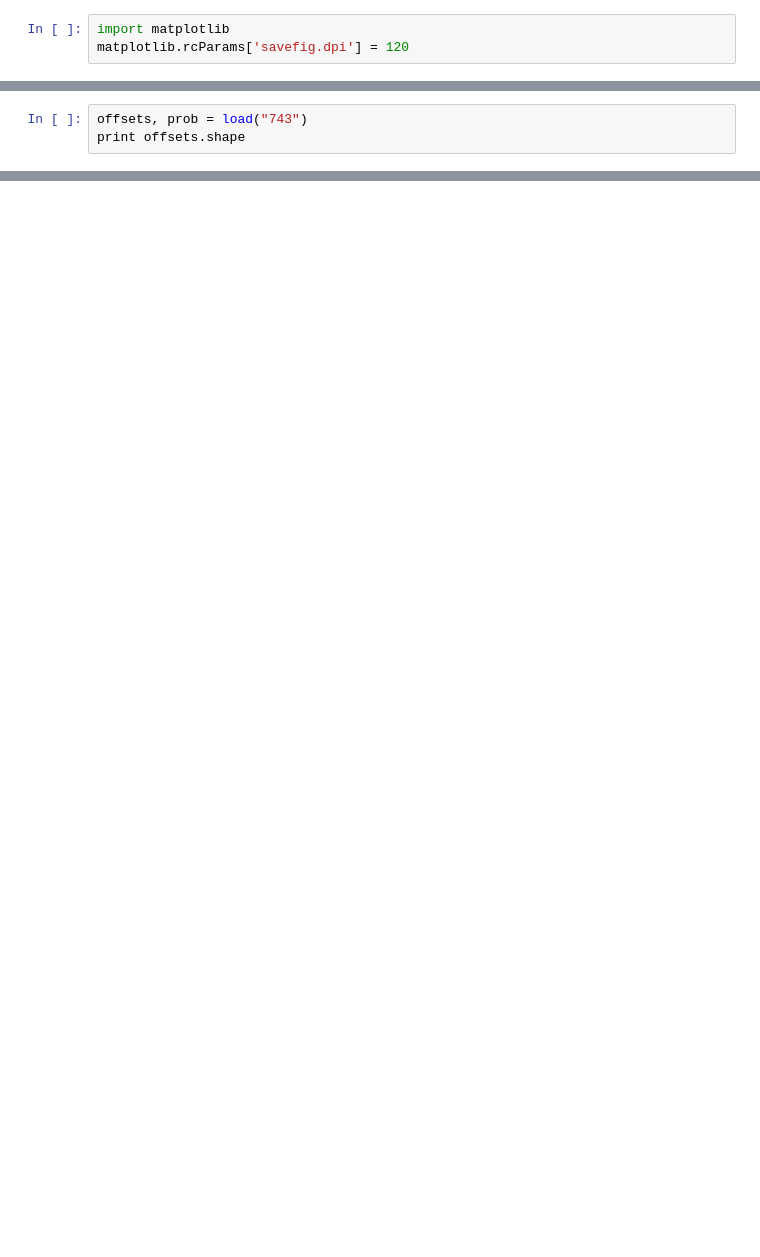
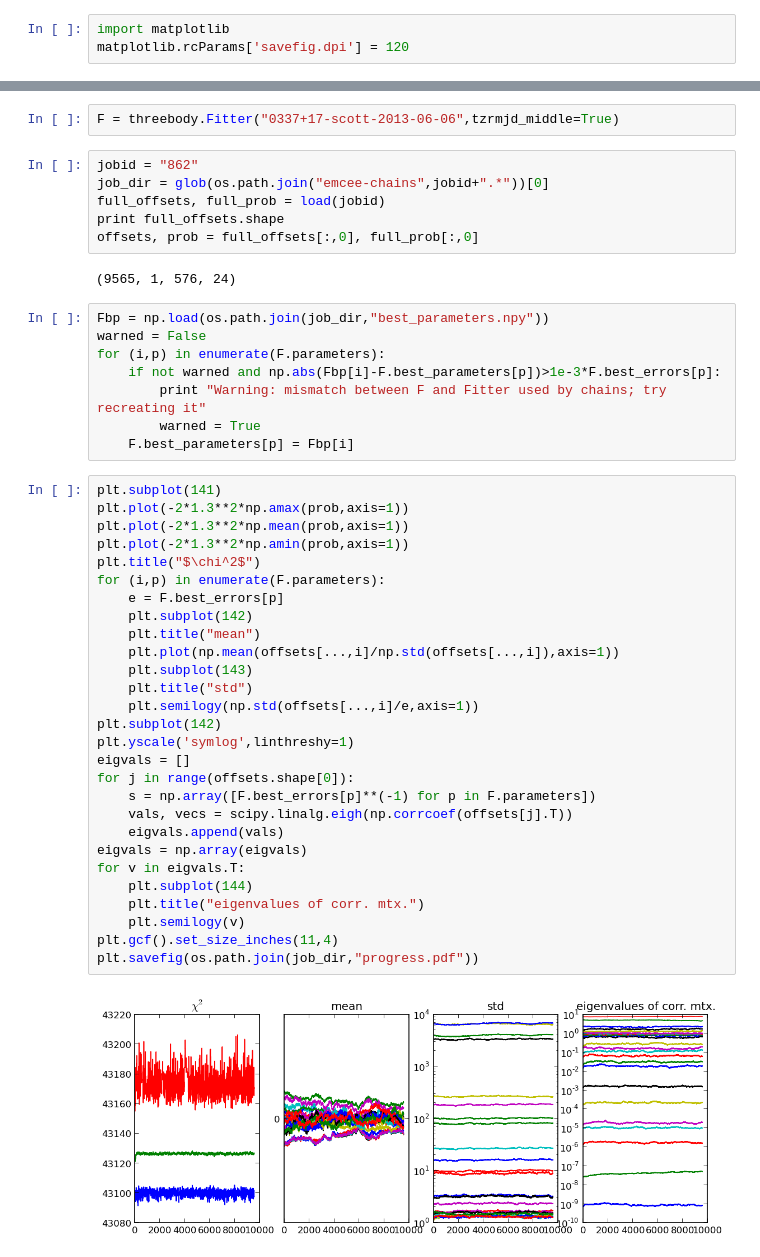
Before and after one commit to aarchiba/triplesystem, a Jupyter notebook: n-emcee-output.ipynb, the cells around one changed output, grey strips where cells are left out. Saved outputs shown, nothing was run; the diff lists cells and outputs as text; blank space fills up the shorter version.

Commit message:
Code works; chains converged.

```diff
--- a/n-emcee-output.ipynb
+++ b/n-emcee-output.ipynb
@@ -29,3 +19,0 @@ F = threebody.Fitter()
-# %%
-offsets, prob = load("743")
-print offsets.shape
@@ -157,0 +33,48 @@ mass 3 4.1132(19)e-1
+# %%
+F = threebody.Fitter("0337+17-scott-2013-06-06",tzrmjd_middle=True)
+# %%
+jobid = "862"
+job_dir = glob(os.path.join("emcee-chains",jobid+".*"))[0]
+full_offsets, full_prob = load(jobid)
+print full_offsets.shape
+offsets, prob = full_offsets[:,0], full_prob[:,0]
+# %% [output]
+(9565, 1, 576, 24)
+# %%
+Fbp = np.load(os.path.join(job_dir,"best_parameters.npy"))
+warned = False
+for (i,p) in enumerate(F.parameters):
+    if not warned and np.abs(Fbp[i]-F.best_parameters[p])>1e-3*F.best_errors[p]:
+        print "Warning: mismatch between F and Fitter used by chains; try recreating it"
+        warned = True
+    F.best_parameters[p] = Fbp[i]
+# %%
+plt.subplot(141)
+plt.plot(-2*1.3**2*np.amax(prob,axis=1))
+plt.plot(-2*1.3**2*np.mean(prob,axis=1))
+plt.plot(-2*1.3**2*np.amin(prob,axis=1))
+plt.title("$\chi^2$")
+for (i,p) in enumerate(F.parameters):
+    e = F.best_errors[p]
+    plt.subplot(142)
+    plt.title("mean")
+    plt.plot(np.mean(offsets[...,i]/np.std(offsets[...,i]),axis=1))
+    plt.subplot(143)
+    plt.title("std")
+    plt.semilogy(np.std(offsets[...,i]/e,axis=1))
+plt.subplot(142)
+plt.yscale('symlog',linthreshy=1)
+eigvals = []
+for j in range(offsets.shape[0]):
+    s = np.array([F.best_errors[p]**(-1) for p in F.parameters])
+    vals, vecs = scipy.linalg.eigh(np.corrcoef(offsets[j].T))
+    eigvals.append(vals)
+eigvals = np.array(eigvals)
+for v in eigvals.T:
+    plt.subplot(144)
+    plt.title("eigenvalues of corr. mtx.")
+    plt.semilogy(v)
+plt.gcf().set_size_inches(11,4)
+plt.savefig(os.path.join(job_dir,"progress.pdf"))
+# %% [output]
+[figure, added]
```
Also changed, not shown: parts of 41 cells of this notebook, 16 other files.
